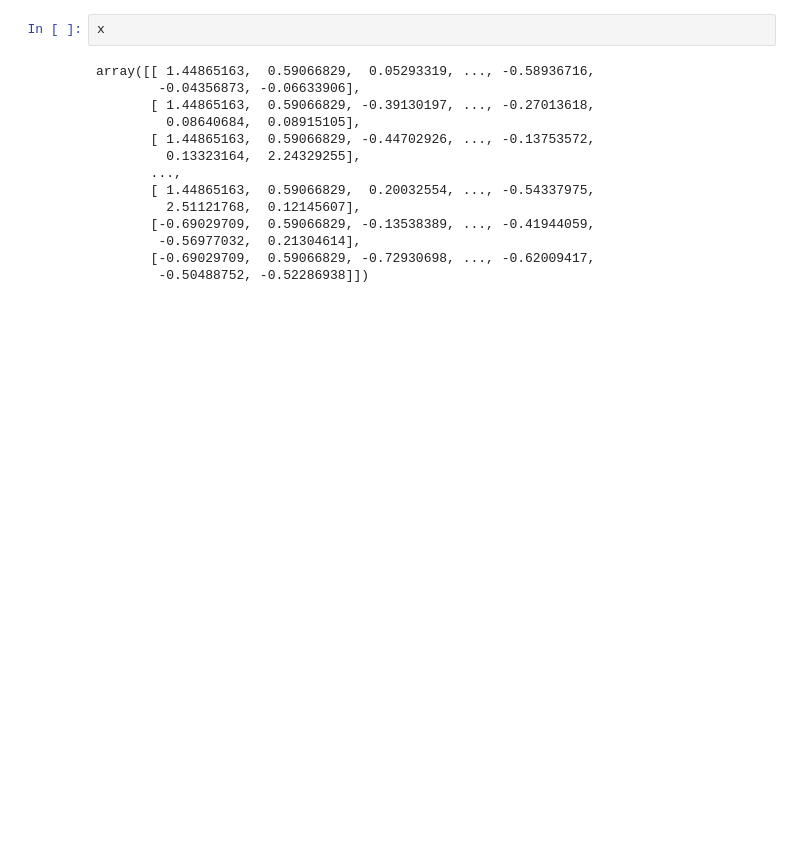
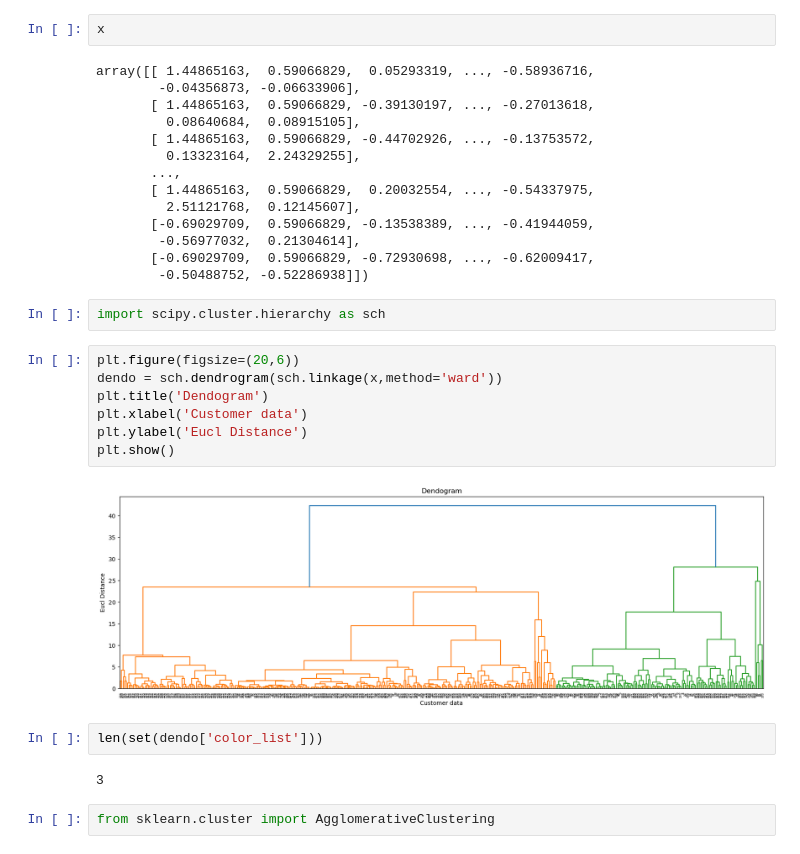
Before and after one commit to rajeshkuncham-code/python, a Jupyter notebook: day 20.ipynb, the cells around one changed output. Saved outputs shown, nothing was run; the diff lists cells and outputs as text; blank space fills up the shorter version.

```diff
--- a/day 20.ipynb
+++ b/day 20.ipynb
@@ -99,3 +99,20 @@ array([[ 1.44865163,  0.59066829,  0.05293319, ..., -0.58936716,
         -0.56977032,  0.21304614],
        [-0.69029709,  0.59066829, -0.72930698, ..., -0.62009417,
         -0.50488752, -0.52286938]])
+# %%
+import scipy.cluster.hierarchy as sch
+# %%
+plt.figure(figsize=(20,6))
+dendo = sch.dendrogram(sch.linkage(x,method='ward'))
+plt.title('Dendogram')
+plt.xlabel('Customer data')
+plt.ylabel('Eucl Distance')
+plt.show()
+# %% [output]
+[figure, added]
+# %%
+len(set(dendo['color_list']))
+# %% [output]
+3
+# %%
+from sklearn.cluster import AgglomerativeClustering
```
Also changed, not shown: parts of 11 cells of this notebook.
